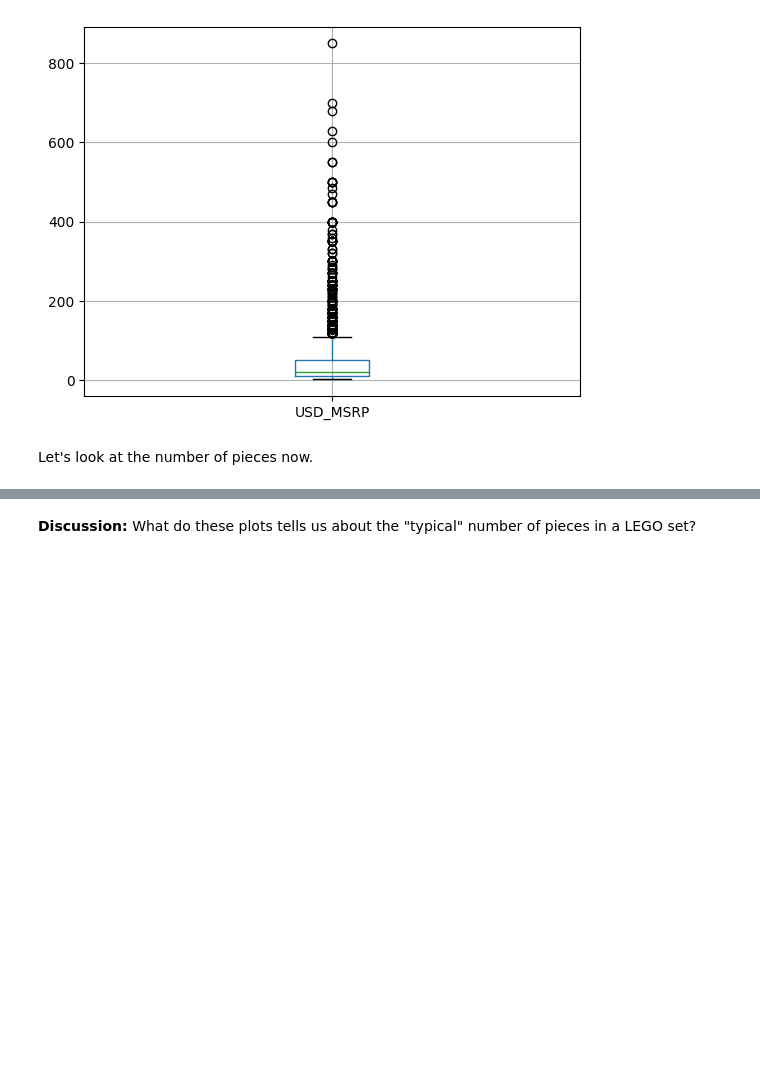
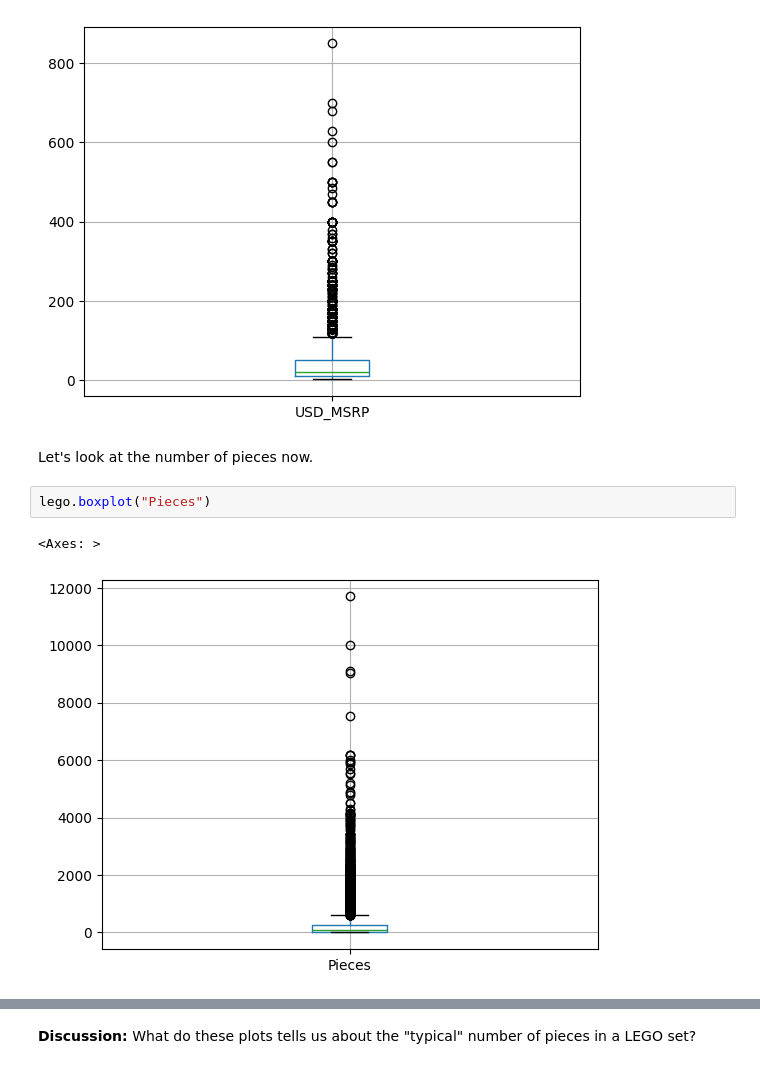
Before and after one commit to milena-seismo/DSB-Unit-02, a Jupyter notebook: 02 - Exploring and Joining/02-distributions.ipynb, the cells around one changed output, grey strips where cells are left out. Saved outputs shown, nothing was run; the diff lists cells and outputs as text; blank space fills up the shorter version.

```diff
--- a/02 - Exploring and Joining/02-distributions.ipynb
+++ b/02 - Exploring and Joining/02-distributions.ipynb
@@ -117,3 +117,8 @@ lego.boxplot("USD_MSRP")
 [figure]
 # %% [markdown]
 Let's look at the number of pieces now.
+# %%
+lego.boxplot("Pieces")
+# %% [output]
+<Axes: >
+[figure, added]
```
Also changed, not shown: parts of 4 cells of this notebook.
